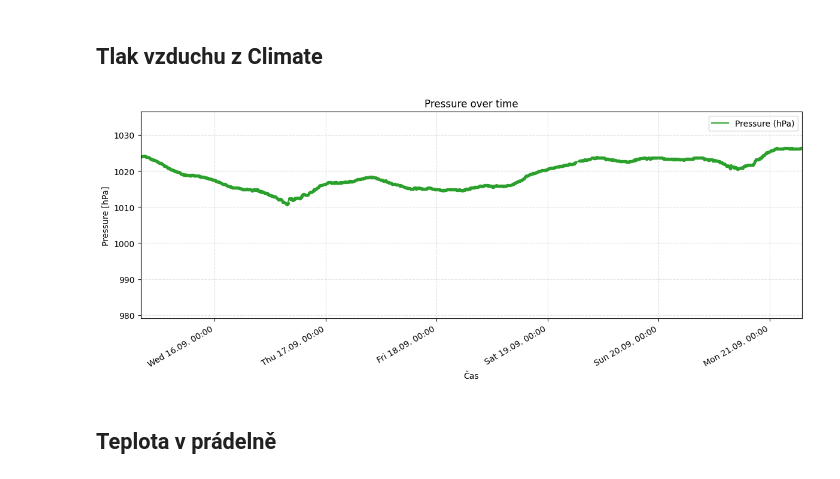
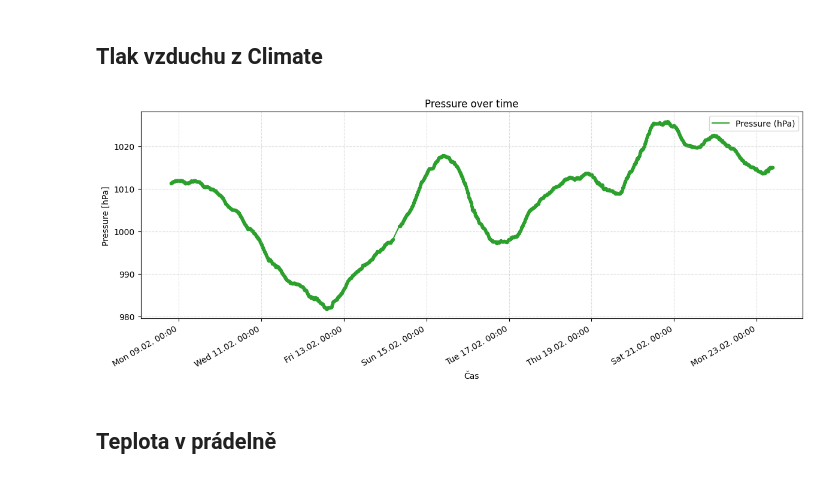
Before and after one commit to MarekCoderslab/Teploty_kotle, a Jupyter notebook: Teplota_kotle.ipynb, the cells around one changed output. Saved outputs shown, nothing was run; the diff lists cells and outputs as text; code cells hidden in the pictures.

```diff
--- a/Teplota_kotle.ipynb
+++ b/Teplota_kotle.ipynb
@@ -177,7 +177,7 @@ df.tail(10)
 import pandas as pd
 
 # Cesta k souboru
-path = "/Users/Marek/Documents/raspberry/netatmo/netatmo_climate.csv"
+path = "/Users/Marek/Library/Mobile Documents/com~apple~CloudDocs/Documents/GitHub/Teploty_kotle/netatmo_climate.csv"
 
 # Načtení dat - tentokrát bez skiprows, protože data začínají hned
 df_netatmo = pd.read_csv(path)
@@ -569,33 +541,32 @@ plt.show()
 # %%
 import pandas as pd
 import matplotlib.pyplot as plt
 import matplotlib.dates as mdates
 
 # -----------------------------
 # GRAF TLAKU
 # -----------------------------
 fig, ax = plt.subplots(figsize=(12, 5))
 
 ax.plot(df_climate["time"], df_climate["pressure"],
         label="Pressure (hPa)", color="tab:green", linewidth=1.5)
 
 ax.scatter(df_climate["time"], df_climate["pressure"], s=8, color="tab:green")
 
-ax.set_xlim((start_tz), end_tz)
 ax.set_title("Pressure over time")
 ax.set_xlabel("Čas")
 ax.set_ylabel("Pressure [hPa]")
 ax.grid(True, linestyle="--", alpha=0.4)
 ax.legend()
 
 ax.xaxis.set_major_locator(mdates.AutoDateLocator())
 ax.xaxis.set_major_formatter(mdates.DateFormatter('%a %d.%m. %H:%M'))
 fig.autofmt_xdate()
 
 plt.tight_layout()
 plt.show()
 # %% [output]
-[figure, old version]
+[figure, new version]
 # %% [markdown]
 ## Teplota v prádelně
 # %%
```
Also changed, not shown: parts of 14 cells of this notebook, 2 other files.
